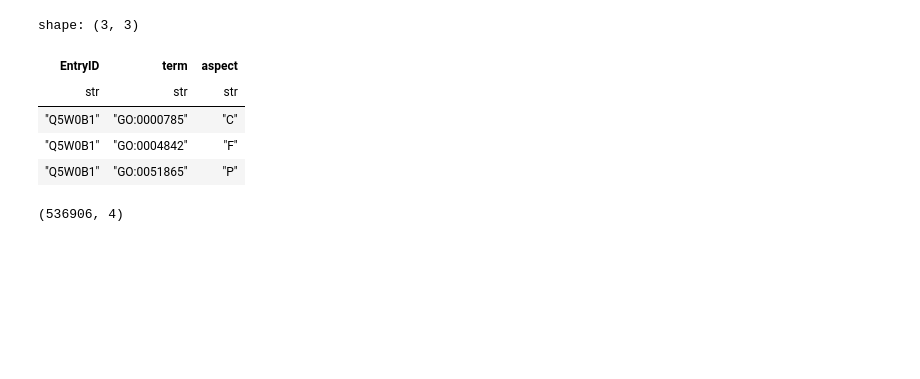
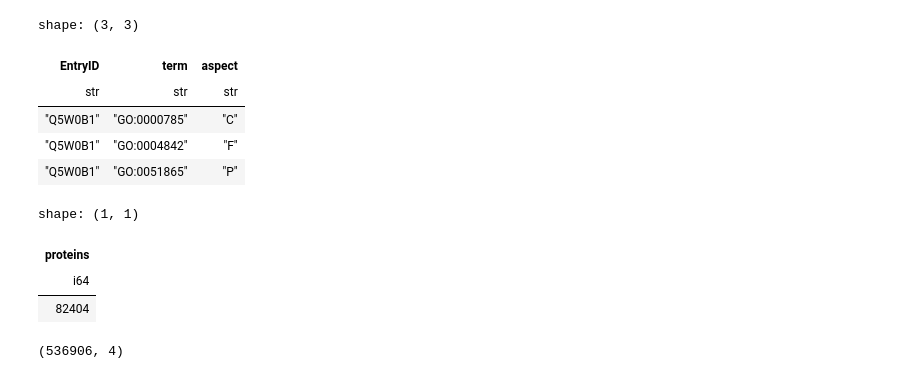
Before and after one commit to sumaniitm/cafa-6-protein-function-prediction-kaggle, a Jupyter notebook: cafa-suman-initial-exploration.ipynb, the cells around one changed output. Drawn from its saved outputs; the diff is of its cells as text; code cells hidden in the pictures; blank space fills up the shorter version.

```diff
--- a/cafa-suman-initial-exploration.ipynb
+++ b/cafa-suman-initial-exploration.ipynb
@@ -80,6 +103,13 @@ shape: (3, 3)
 | "Q5W0B1" | "GO:0000785" | "C" |
 | "Q5W0B1" | "GO:0004842" | "F" |
 | "Q5W0B1" | "GO:0051865" | "P" |
+# %%
+dd.sql(" select count(distinct(EntryID)) as proteins from train_terms_df ").pl()
+# %% [output]
+shape: (1, 1)
+| proteins |
+| i64 |
+| 82404 |
 # %%
 train_terms_w_embeds = dd.sql("select distinct t1.protein_accession_id, t2.term, t2.aspect, t1.protein_embedding \
 from emb_df t1 \
```
Also changed, not shown: parts of 13 cells of this notebook.
